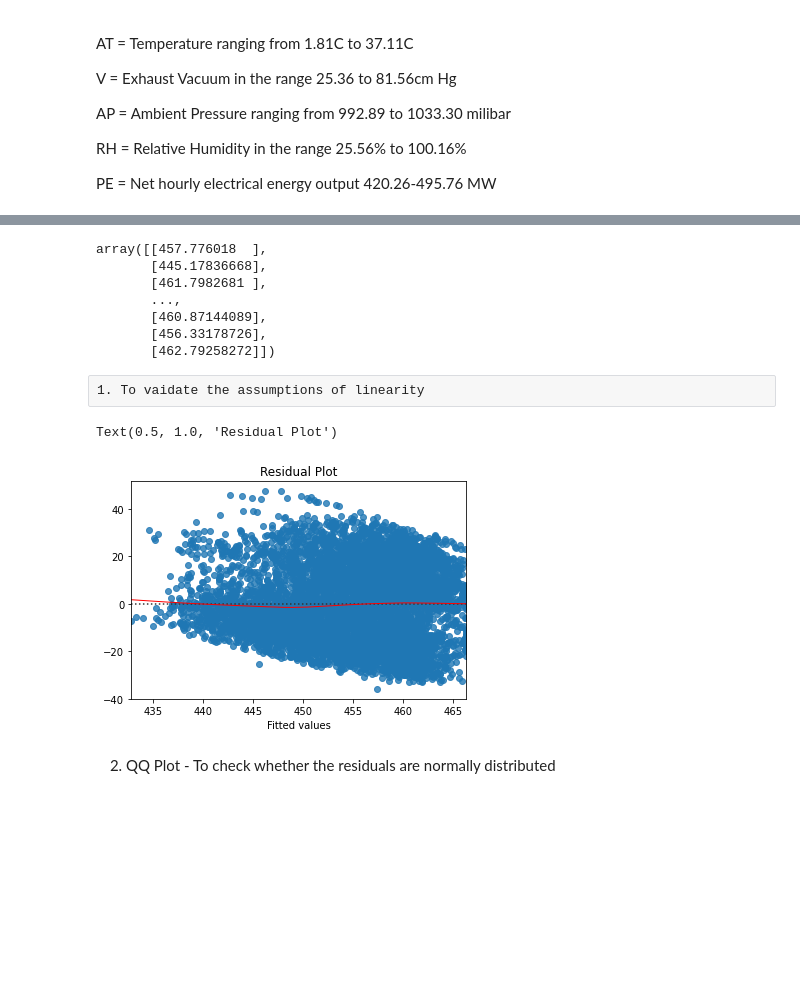
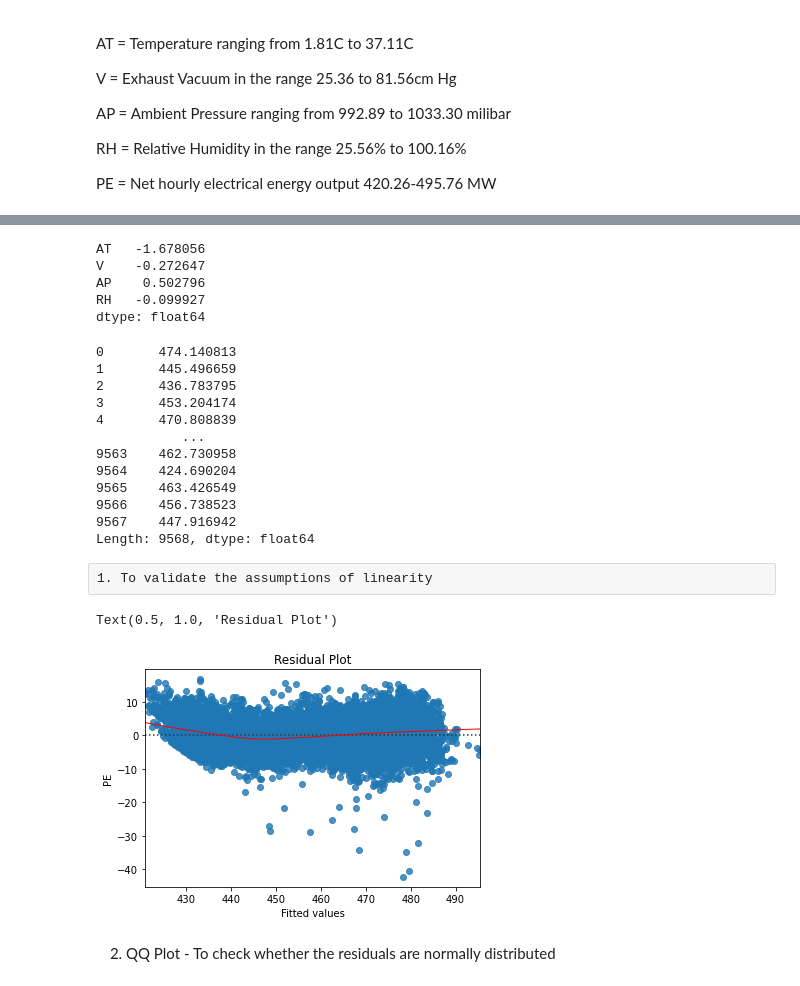
Before and after one commit to Alexeibeuno/Combined-Cycle-Power-Plant, a Jupyter notebook: LinearRegression.ipynb, the cells around one changed output, grey strips where cells are left out. Drawn from its saved outputs; the diff is of its cells as text; code cells hidden in the pictures; blank space fills up the shorter version.

```diff
--- a/LinearRegression.ipynb
+++ b/LinearRegression.ipynb
@@ -98,0 +73,6 @@ LinearRegression()
+# %%
+x = data[['AT','V','AP','RH']]
+y = data['PE']
+est = smf.OLS(y,x)
+e = est.fit()
+print(e.summary())
@@ -99,24 +97,37 @@ LinearRegression()
+# %%
+print(e.params)
+# %% [output]
+AT   -1.678056
+V    -0.272647
+AP    0.502796
+RH   -0.099927
+dtype: float64
 # %%
-predictions = model.predict(x_train)
+predictions = e.predict(x)
 predictions
 # %% [output]
-array([[457.776018  ],
-       [445.17836668],
-       [461.7982681 ],
-       ...,
-       [460.87144089],
-       [456.33178726],
-       [462.79258272]])
+0       474.140813
+1       445.496659
+2       436.783795
+3       453.204174
+4       470.808839
+           ...
+9563    462.730958
+9564    424.690204
+9565    463.426549
+9566    456.738523
+9567    447.916942
+Length: 9568, dtype: float64
 # %% [raw]
-1. To vaidate the assumptions of linearity
+1. To validate the assumptions of linearity
 # %%
-sns.residplot(predictions,y_train,data=data,lowess=True,
+sns.residplot(predictions,'PE',data=data,lowess=True,
              line_kws = {'color':'red','lw':1,'alpha':1})
 plt.xlabel("Fitted values")
 plt.title("Residual Plot")
 # %% [output]
 Text(0.5, 1.0, 'Residual Plot')
-[figure, old version]
+[figure, new version]
 # %% [markdown]
 2. QQ Plot - To check whether the residuals are normally distributed
 # %%
```
Also changed, not shown: parts of 13 cells of this notebook.
